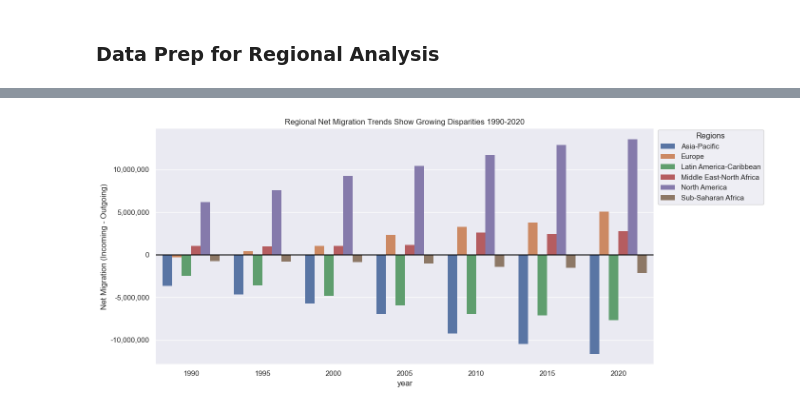
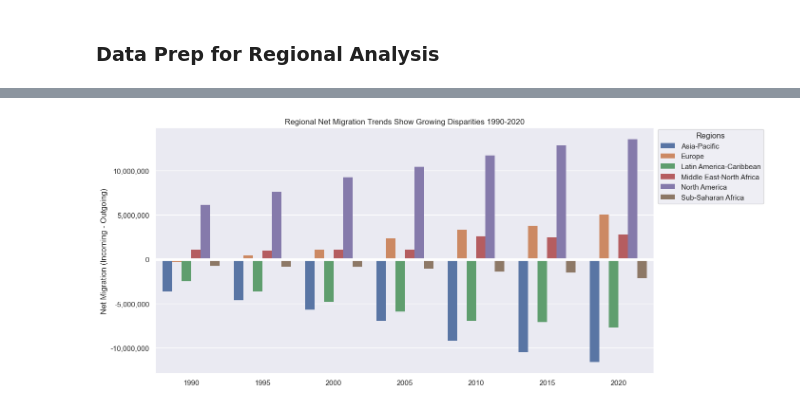
Before and after one commit to kmogarro/portfolio, a Jupyter notebook: python-projects/Global_Religious_Migration_Analysis_1990-2020/global_religious_migration_1990-2020_v3.ipynb, the cells around one changed output, grey strips where cells are left out. Cells and saved outputs as stored; diff of their text form; code cells hidden in the pictures.

```diff
--- a/python-projects/Global_Religious_Migration_Analysis_1990-2020/global_religious_migration_1990-2020_v3.ipynb
+++ b/python-projects/Global_Religious_Migration_Analysis_1990-2020/global_religious_migration_1990-2020_v3.ipynb
@@ -282,16 +301,17 @@ plt.tight_layout()
 # %%
 plt.figure(figsize=(12, 6))
 ax = sns.barplot(net_migration_df,
                  x='year',
                  y='net_migration',
                  hue='region', linewidth=0)
 format_numbers(ax)
 plt.ylabel('Net Migration (Incoming - Outgoing)')
+plt.xlabel('')
 plt.title('Regional Net Migration Trends Show Growing Disparities 1990-2020')
 
-plt.axhline(y=0, color='black', linestyle='-')
+plt.axhline(y=0, color='white', linestyle='-', linewidth=3.5)
 
 plt.tight_layout()
 plt.legend(title="Regions", bbox_to_anchor=(1, 1.01));
 # %% [output]
-[figure, old version]
+[figure, new version]
```
Also changed, not shown: parts of 17 cells of this notebook.
